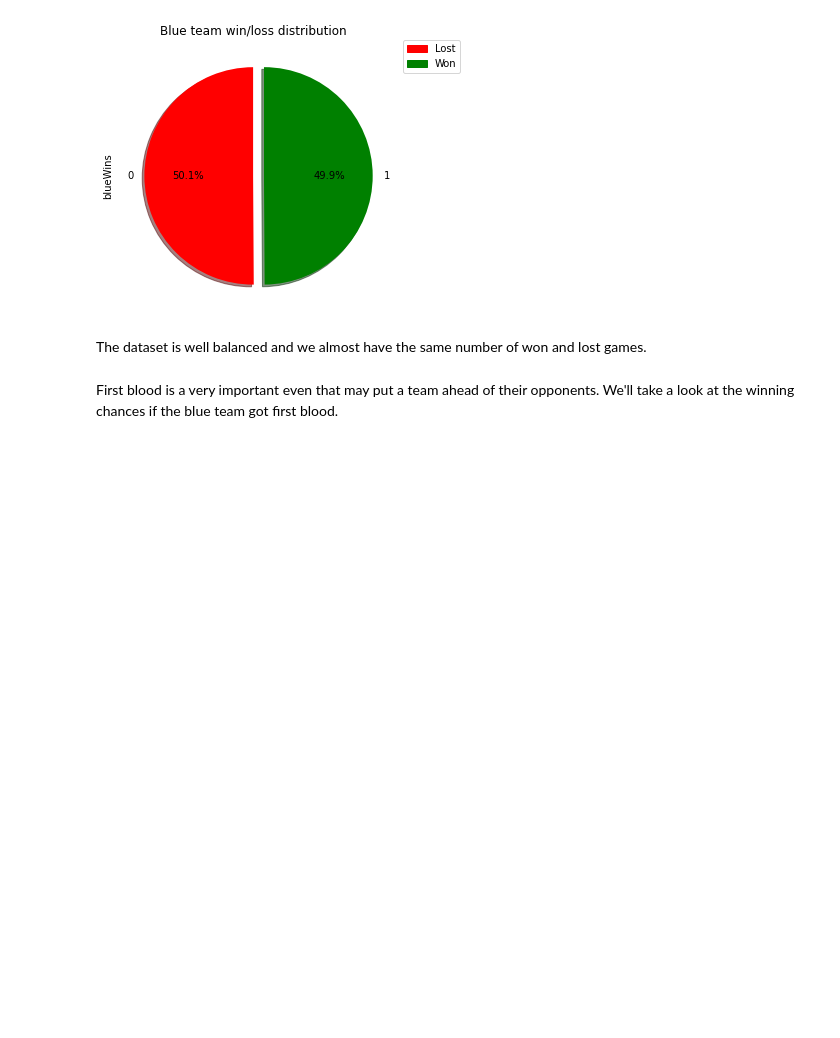
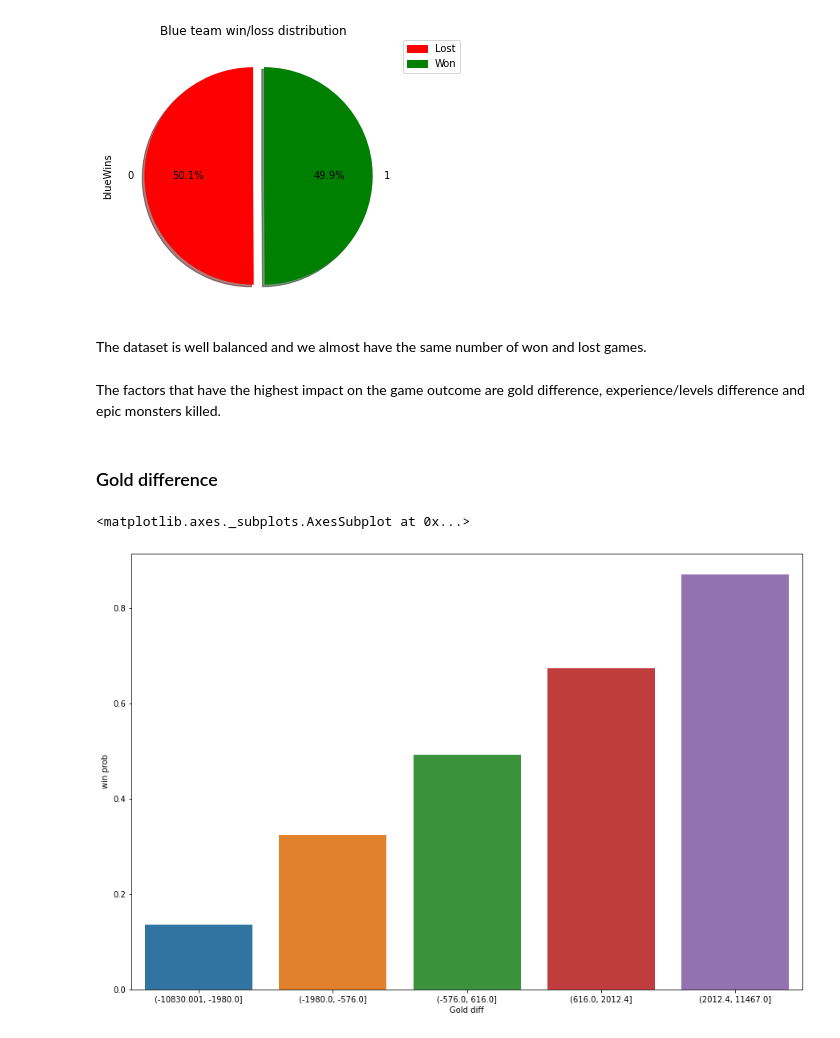
Before and after one commit to shenpaii/GMC-AI-COURSE, a Jupyter notebook: LOL_ranked_win_pred.ipynb, the cells around one changed output. Saved outputs shown, nothing was run; the diff lists cells and outputs as text; code cells hidden in the pictures; blank space fills up the shorter version.

Commit message:
Added Data Visualisation

```diff
--- a/LOL_ranked_win_pred.ipynb
+++ b/LOL_ranked_win_pred.ipynb
@@ -125,7 +125,7 @@ lol_df.drop( labels = ['gameId',], axis = 1, inplace = True)
 # %%
 # Spliting blue team and red team stats
 
-bt_stats = lol_df.iloc[:, 1:20]
+bt_stats = lol_df.iloc[:, 0:20]
 
 rt_stats = lol_df.iloc[:, 20:]
 # %% [markdown]
@@ -148,5 +148,20 @@ plt.legend(bbox_to_anchor = (1.05, 1), loc = "upper left", borderaxespad = 0.,ha
 [figure]
 # %% [markdown]
 The dataset is well balanced and we almost have the same number of won and lost games.
-# %% [markdown]
-First blood is a very important even that may put a team ahead of their opponents. We'll take a look at the winning chances if the blue team got first blood.
+# %% [markdown]
+The factors that have the highest impact on the game outcome are gold difference, experience/levels difference and epic monsters killed.
+# %% [markdown]
+### Gold difference
+# %%
+
+bt_stats['blueGoldDiffBins'] = pd.qcut(bt_stats['blueGoldDiff'], q = 5, duplicates='drop')
+
+win_prob = bt_stats.groupby('blueGoldDiffBins')['blueWins'].mean()
+win_prob = win_prob.reset_index()
+win_prob.columns = ['Gold diff', 'win prob']
+
+plt.figure(figsize = (15,10))
+sns.barplot(x = 'Gold diff', y = 'win prob', data = win_prob)
+# %% [output]
+<matplotlib.axes._subplots.AxesSubplot at 0x...>
+[figure, added]
```
Also changed, not shown: parts of 23 cells of this notebook.
